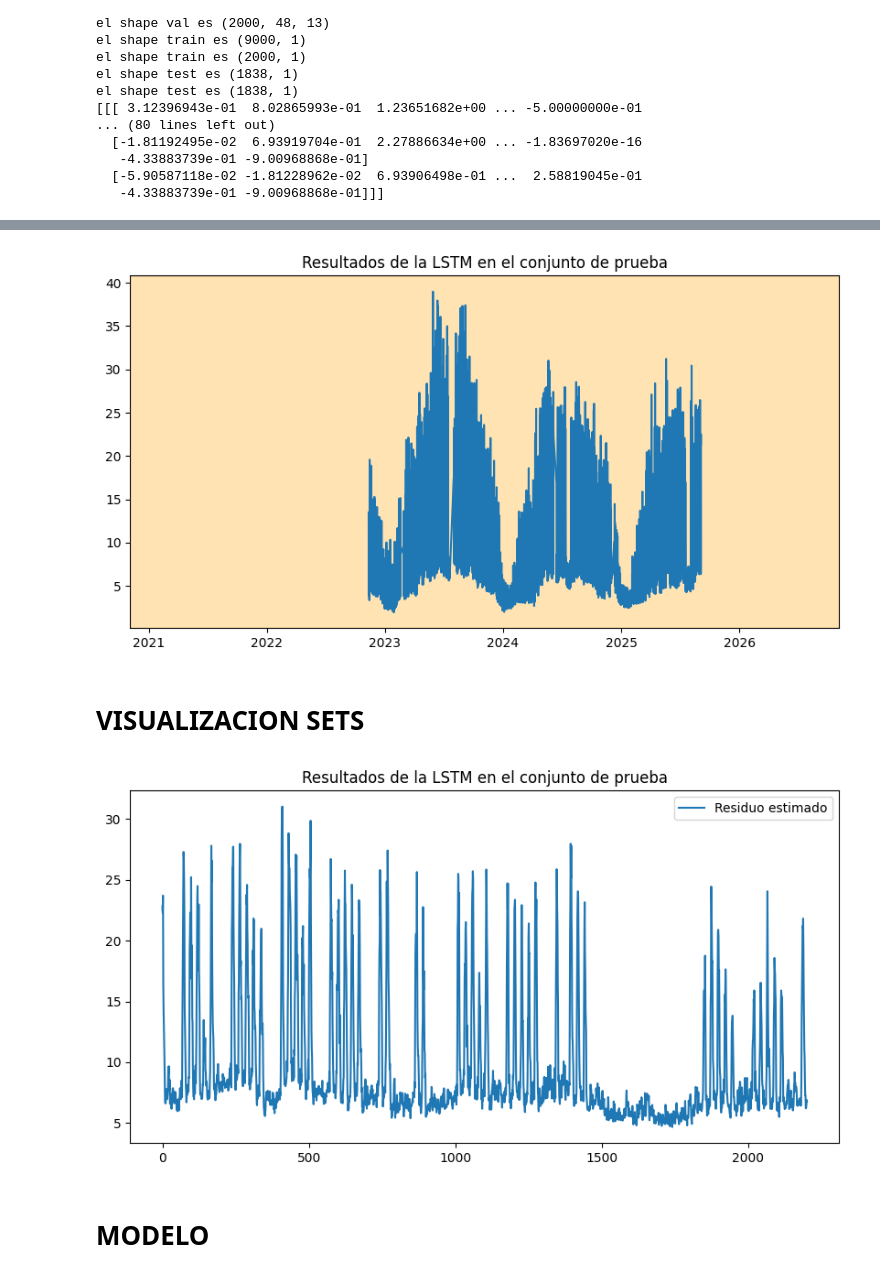
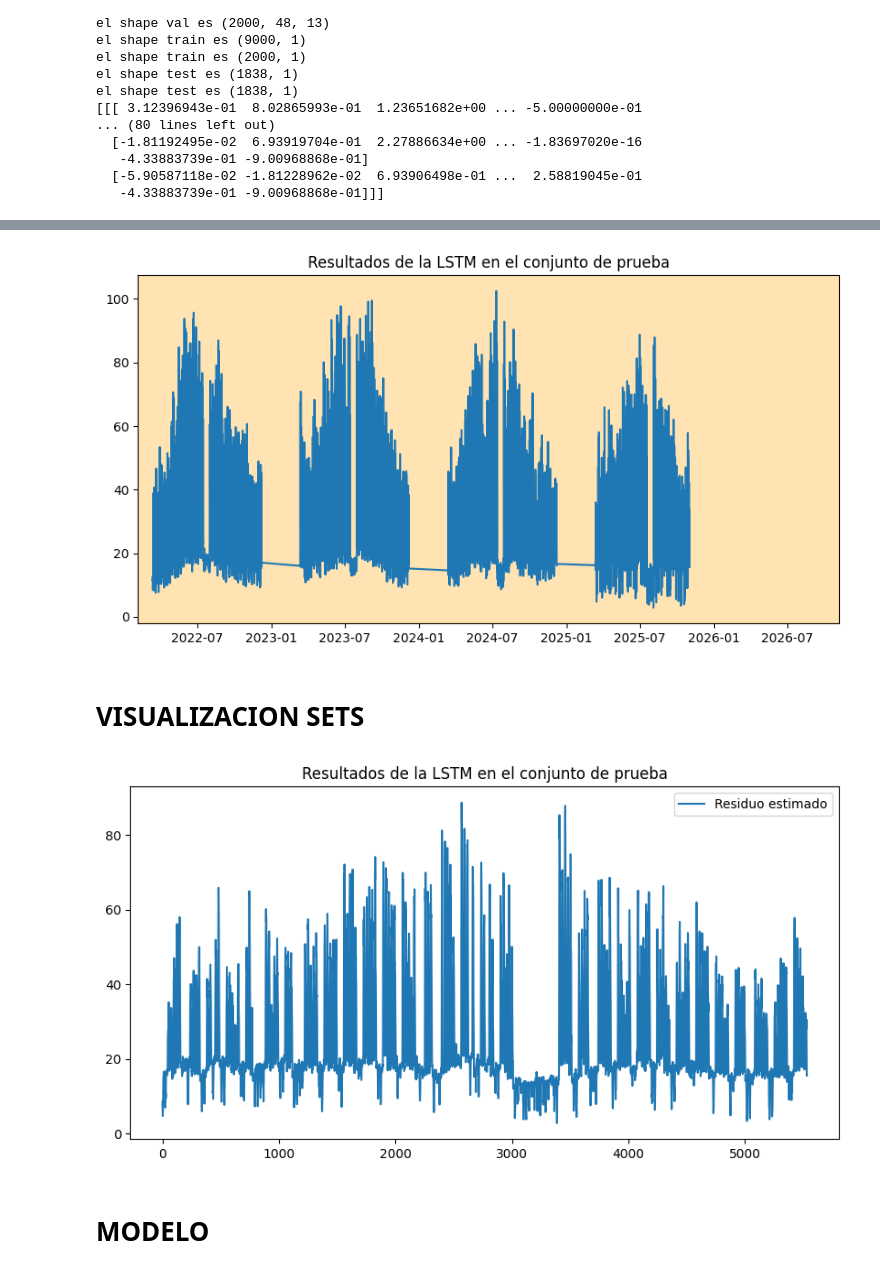
Before and after one commit to jorgeturi/publicacion, a Jupyter notebook: main final_revisado.ipynb, the cells around one changed output, grey strips where cells are left out. Saved outputs shown, nothing was run; the diff lists cells and outputs as text; code cells hidden in the pictures.

```diff
--- a/main final_revisado.ipynb
+++ b/main final_revisado.ipynb
@@ -119,7 +119,7 @@ def crear_ventana_nuevo_lags_dft(
             dft_vals = np.fft.fft(signal)
 
             # tomamos magnitudes de las primeras 3 componentes
-            dft_k = np.abs(dft_vals[:6])  # shape (3,)
+            dft_k = np.abs(dft_vals[:3])  # shape (3,)
 
             # replicamos para todos los timesteps
             dft_rep = np.tile(dft_k, (ventana_entrada, 1))  # shape (ventana_entrada, 3)
@@ -166,14 +166,10 @@ def cargar_datos_especificos_nuevo2_semanal(
         import logging
 
         # --- Leer CSV ---
-        df = pd.read_csv('potencia2.csv', sep=",")
+        df = pd.read_csv('potencia2.csv', sep=";")
+        print(df.columns)
 
-        # --- Convertir tiempo ---
-        df['Time'] = pd.to_datetime(df['Time'], unit='ms')
-        df['Time'] = df['Time'].dt.tz_localize('UTC')
-        df['Time'] = df['Time'].dt.tz_convert('Etc/GMT+3')
-        df['Time'] = df['Time'].dt.tz_localize(None)
-
+        df['Time'] = pd.to_datetime(df['Time'], format='%d/%m/%Y %H:%M')
         # --- Promediar por hora ---
         df = (
             df.groupby(df['Time'].dt.floor('h'))['P1']
@@ -333,7 +329,7 @@ def cargar_datos_especificos_nuevo2_semanal(
         # ===============================
         #final_df = df[['P1','dia_sen','dia_cos','mes_sen','mes_cos','pico',
 
-        final_df = df[['P1','dia_sen','dia_cos','mes_sen','mes_cos','pico',
+        final_df = df[['P1','dia_sen','dia_cos','mes_sen','mes_cos',
                        'lunes','martes','miercoles','jueves','viernes','sabado','domingo',
                        'dia_habil','dia_incompleto','Time']
                        + ['lag1','lag2','lag3','lag24']
@@ -357,12 +353,12 @@ def cargar_datos_especificos_nuevo2_semanal(
 from red_principal import *  # para usar y guardar
 from sklearn.preprocessing import StandardScaler
 
-COMENTARIO = "base 2lstm con ciclico y hubber"
+COMENTARIO = "test no valido"
 BATCH_SIZE = 16
 EPOCAS = 300
 PACIENCIA_EARLY = 10
 
-PICO_CONSIDERABLE = 3
+PICO_CONSIDERABLE = 5
 UMBRAL_CONSIDERACION_DIA = 13
 MEZCLA_TRAIN = 0
 
@@ -380,6 +376,7 @@ if __name__ == "__main__":
     horas = [0,1,2,3,4,5,6,7,8,9,10,11,12,13,14,15,16,17,18,19,20,21,22,23]  # Ejemplo de horas
 
     df = cargar_datos_especificos_nuevo2_semanal('potencia.csv', dias_semanales=dias, horas=horas)
+    df = df.drop(df.loc["2021-12-7":"2022-3-12"].index)
     df = df.drop(df.loc["2022-12-7":"2023-3-12"].index)
     df = df.drop(df.loc["2023-12-7":"2024-3-12"].index)
     df = df.drop(df.loc["2024-12-7":"2025-3-12"].index)
@@ -397,19 +394,19 @@ if __name__ == "__main__":
 
     # --- DEFINICIÓN DE LOS LÍMITES SOBRE EL DF (IGUAL QUE ANTES) ---
     inicio_train = 0
-    fin_train = 10000
+    fin_train = 12900
 
     FECHA_INICIO_TRAIN = df.index[inicio_train]
     FECHA_FIN_TRAIN    = df.index[fin_train]
 
     inicio_val = fin_train + 1
-    fin_val    = fin_train + 1 + 2500#9000#2000
+    fin_val    = fin_train + 1 + 6500#9000#2000
 
     FECHA_INICIO_VAL = df.index[inicio_val]
     FECHA_FIN_VAL    = df.index[fin_val]
 
     inicio_test = fin_val + 1 #2200
-    fin_test = min(inicio_test + 1 + 2500, len(df)-1)
+    fin_test = min(inicio_test + 1 + 8000, len(df)-1)
 
     FECHA_INICIO_TEST = df.index[inicio_test]
     FECHA_FIN_TEST    = df.index[fin_test]
@@ -794,19 +833,19 @@ Sample 12089 corresponde a fecha: 2024-11-06 23:00:00
 # %%
 plt.figure(figsize=(10, 5))
 plt.plot(df["P1"], label='train')
 # Definir rango a resaltar
-fecha_inicio = pd.Timestamp('2020-11-4')
+fecha_inicio = pd.Timestamp('2022-2-4')
 fecha_fin    = pd.Timestamp('2026-11-6')
 # Limitar el eje X al rango deseado
 plt.xlim(fecha_inicio, fecha_fin)
 
 # Resaltar rango
 plt.axvspan(fecha_inicio, fecha_fin, color='orange', alpha=0.3, label='Rango seleccionado')
 
 plt.title('Resultados de la LSTM en el conjunto de prueba')
 plt.show()
 # %% [output]
-[figure, old version]
+[figure, new version]
 # %% [markdown]
 # VISUALIZACION SETS
 # %%
@@ -819,7 +858,7 @@ plt.legend()
 plt.title('Resultados de la LSTM en el conjunto de prueba')
 plt.show()
 # %% [output]
-[figure, old version]
+[figure, new version]
 # %% [markdown]
 # MODELO
 # %%
```
Also changed, not shown: parts of 19 cells of this notebook, 1 other file.
